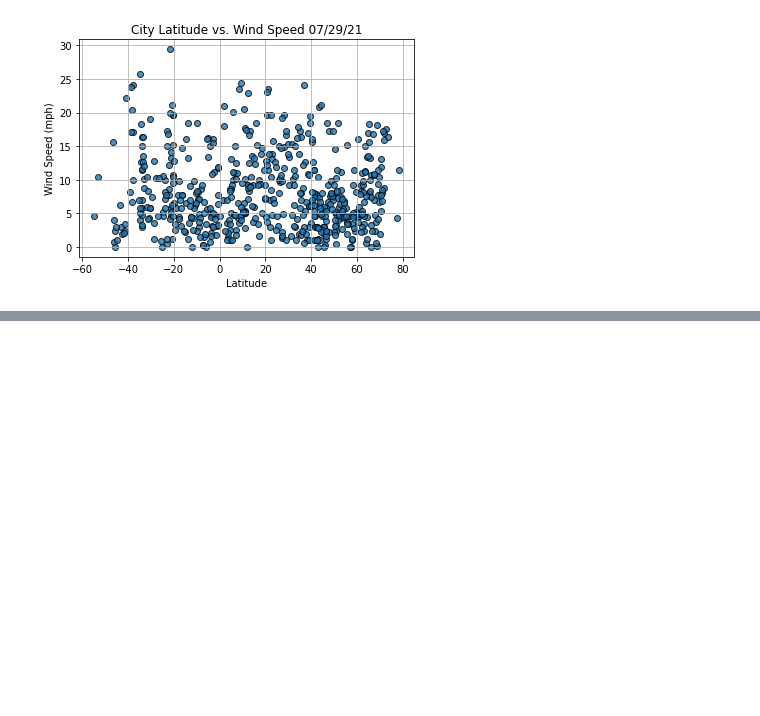
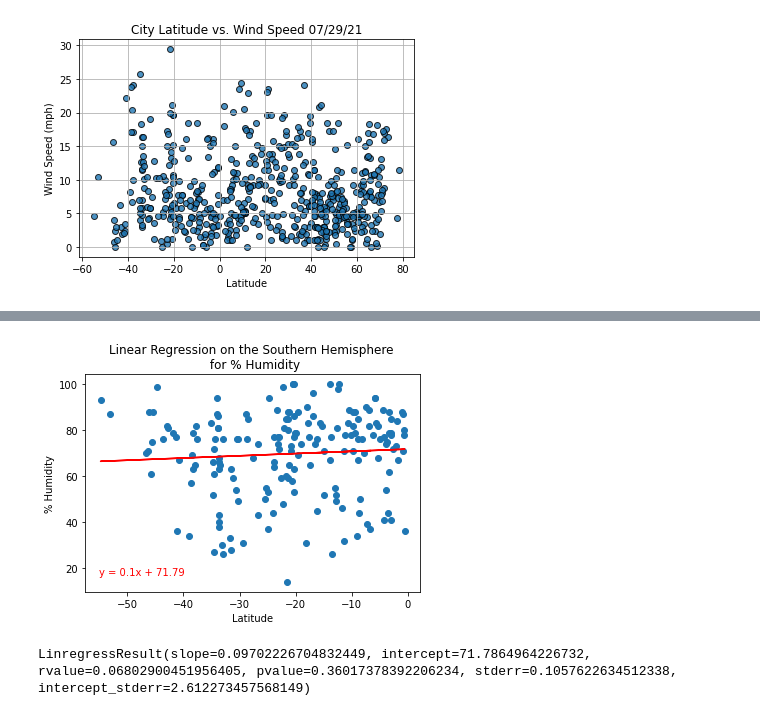
Before and after one commit to bazinga183/World_Weather_Analysis, a Jupyter notebook: WeatherPy.ipynb, the cells around one changed output, grey strips where cells are left out. Cells and saved outputs as stored; diff of their text form; code cells hidden in the pictures; blank space fills up the shorter version.

```diff
--- a/WeatherPy.ipynb
+++ b/WeatherPy.ipynb
@@ -252,0 +363,14 @@ plt.show()
+# %%
+# Linear regression on the Northern Hemisphere.
+x_values = southern_hemi_df["Lat"]
+y_values = southern_hemi_df["Humidity"]
+
+# Call the function.
+plot_linear_regression(x_values, y_values,
+                      'Linear Regression on the Southern Hemisphere \n for % Humidity',
+                      '% Humidity', (-55, 17))
+
+linregress(x_values, y_values)
+# %% [output]
+[figure, added]
+LinregressResult(slope=0.09702226704832449, intercept=71.7864964226732, rvalue=0.06802900451956405, pvalue=0.36017378392206234, stderr=0.1057622634512338, intercept_stderr=2.612273457568149)
```
Also changed, not shown: parts of 11 cells of this notebook, 1 other file.
